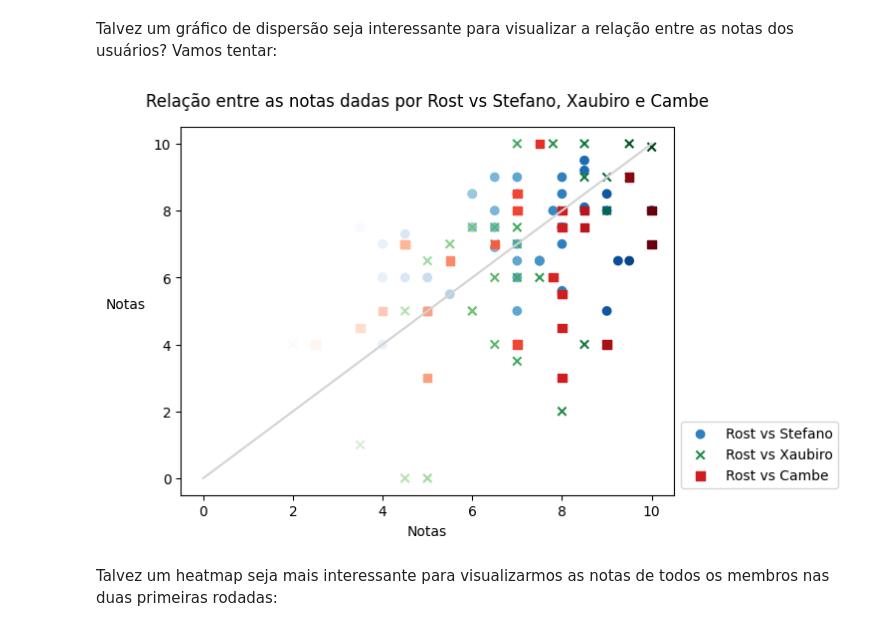
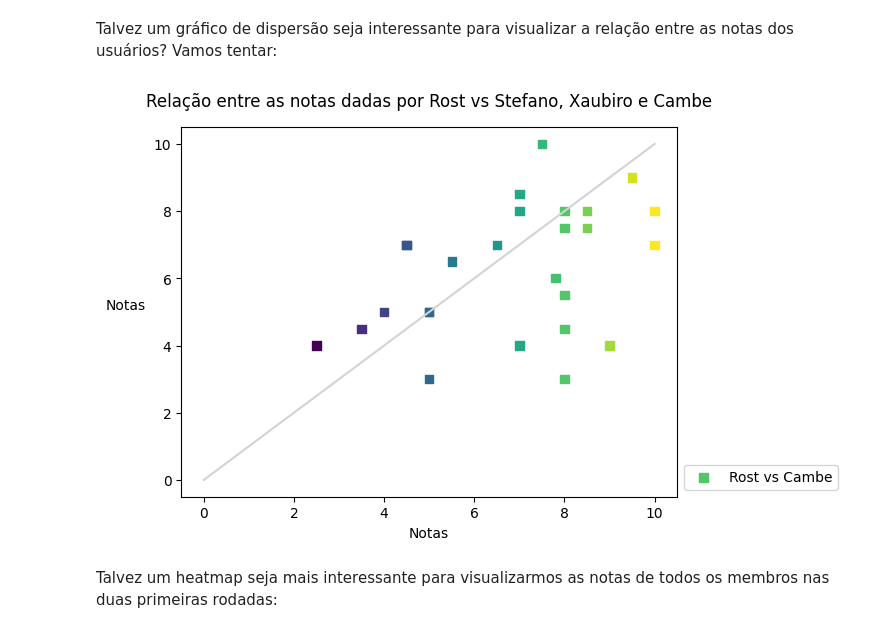
Before and after one commit to feliperost/cineclube, a Jupyter notebook: Cineclube_teste.ipynb, the cells around one changed output. Cells and saved outputs as stored; diff of their text form; code cells hidden in the pictures.

```diff
--- a/Cineclube_teste.ipynb
+++ b/Cineclube_teste.ipynb
@@ -189,24 +189,24 @@ Talvez um gráfico de dispersão seja interessante para visualizar a relação e
 # %%
 # definindo rost vs stefano, xaubiro e cambe.
 # plt.scatter(df['rost'], df['stefano'], label='Rost vs Stefano', marker='o', c=df['rost'], cmap='Blues')
 # plt.scatter(df['rost'], df['xaubiro'], label='Rost vs Xaubiro', marker='x', c=df['rost'], cmap='Greens')
-plt.scatter(df['rost'], df['cambe'], label='Rost vs Cambe', marker='s', c=df['rost'], cmap='Reds')
+plt.scatter(df['rost'], df['cambe'], label='Rost vs Cambe', marker='s', c=df['rost'], cmap='viridis')
 
 plt.title('Relação entre as notas dadas por Rost vs Stefano, Xaubiro e Cambe', pad=15)
 plt.xlabel('Notas')
 plt.ylabel('Notas', rotation=0, labelpad=20)
 plt.xlim(-0.5, 10.5)
 plt.ylim(-0.5, 10.5)
 
 # linha diagonal que representa a concordancia:
 # símbolos estarem mais próximos da linha significam que os usuários concordavam mais em suas notas
 plt.plot([0, 10], [0, 10], color='lightgray', linestyle='-')
 
 plt.legend(loc='lower left', bbox_to_anchor=(1, 0))
 
 plt.show()
 # %% [output]
-[figure, old version]
+[figure, new version]
 # %% [markdown]
 Talvez um heatmap seja mais interessante para visualizarmos as notas de todos os membros nas duas primeiras rodadas:
 # %%
```
Also changed, not shown: parts of 15 cells of this notebook.
